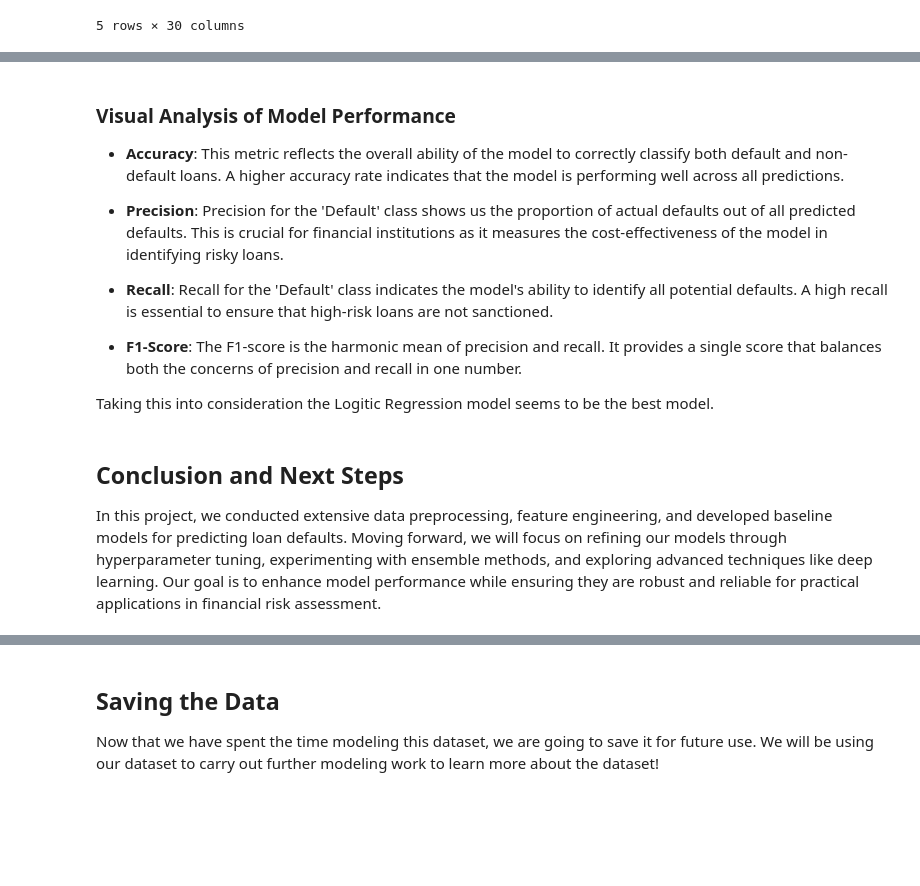
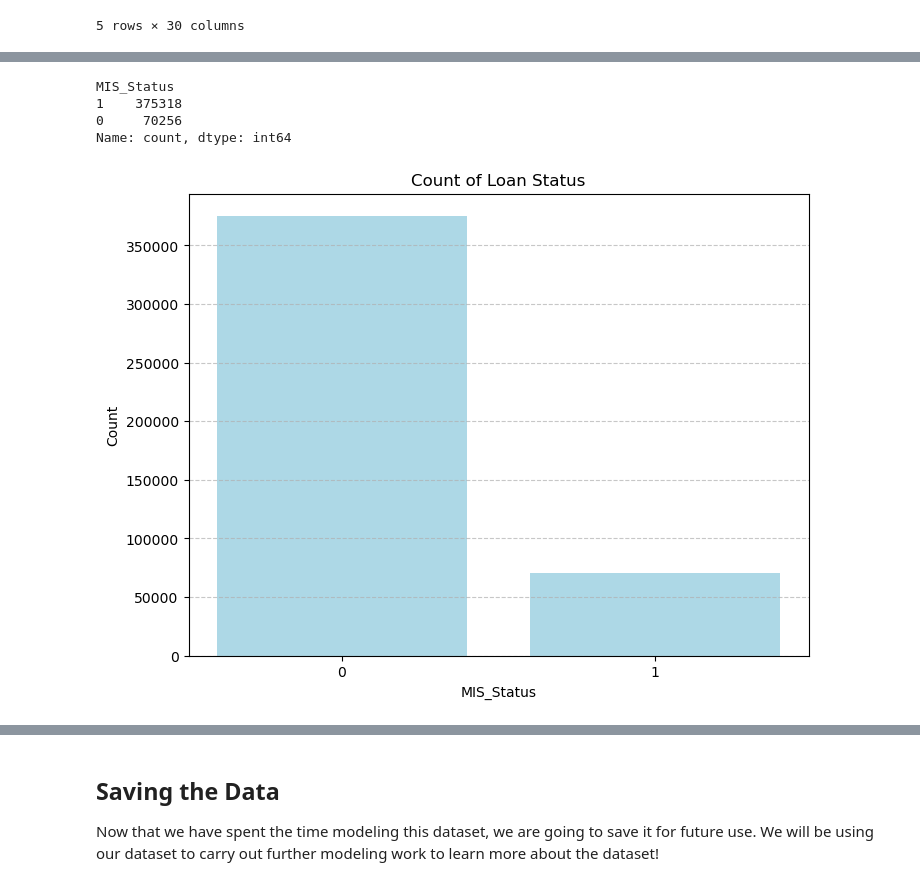
Before and after one commit to DhevinaTailor/Business-Loan-Default-Prediction-Model, a Jupyter notebook: 3. feature_engineering_and_modeling.ipynb, the cells around one changed output, grey strips where cells are left out. Drawn from its saved outputs; the diff is of its cells as text; code cells hidden in the pictures; blank space fills up the shorter version.

```diff
--- a/3. feature_engineering_and_modeling.ipynb
+++ b/3. feature_engineering_and_modeling.ipynb
@@ -1175,16 +904,25 @@ plt.show()
-# %% [markdown]
-### Visual Analysis of Model Performance
-
-- **Accuracy**: This metric reflects the overall ability of the model to correctly classify both default and non-default loans. A higher accuracy rate indicates that the model is performing well across all predictions.
-
-- **Precision**: Precision for the 'Default' class shows us the proportion of actual defaults out of all predicted defaults. This is crucial for financial institutions as it measures the cost-effectiveness of the model in identifying risky loans.
-
-- **Recall**: Recall for the 'Default' class indicates the model's ability to identify all potential defaults. A high recall is essential to ensure that high-risk loans are not sanctioned.
-
-- **F1-Score**: The F1-score is the harmonic mean of precision and recall. It provides a single score that balances both the concerns of precision and recall in one number.
-
-Taking this into consideration the Logitic Regression model seems to be the best model.
-# %% [markdown]
-## Conclusion and Next Steps <a class="anchor" id="conclusion"></a>
-
-In this project, we conducted extensive data preprocessing, feature engineering, and developed baseline models for predicting loan defaults. Moving forward, we will focus on refining our models through hyperparameter tuning, experimenting with ensemble methods, and exploring advanced techniques like deep learning. Our goal is to enhance model performance while ensuring they are robust and reliable for practical applications in financial risk assessment.
+# %%
+df['MIS_Status'].value_counts()
+# %% [output]
+MIS_Status
+1    375318
+0     70256
+Name: count, dtype: int64
+# %%
+# Data for 'MIS_Status' value counts
+mis_status_counts = {'1': 375318, '0': 70256}
+
+# Creating a bar chart
+plt.figure(figsize=(8, 6))
+plt.bar(mis_status_counts.keys(), mis_status_counts.values(), color='lightblue')
+
+plt.title('Count of Loan Status')
+plt.xlabel('MIS_Status')
+plt.ylabel('Count')
+plt.xticks(ticks=[0, 1], labels=['0', '1'])
+plt.grid(axis='y', linestyle='--', alpha=0.7)
+
+# Display the plot
+plt.show()
+# %% [output]
+[figure, added]
```
Also changed, not shown: parts of 122 cells of this notebook.
